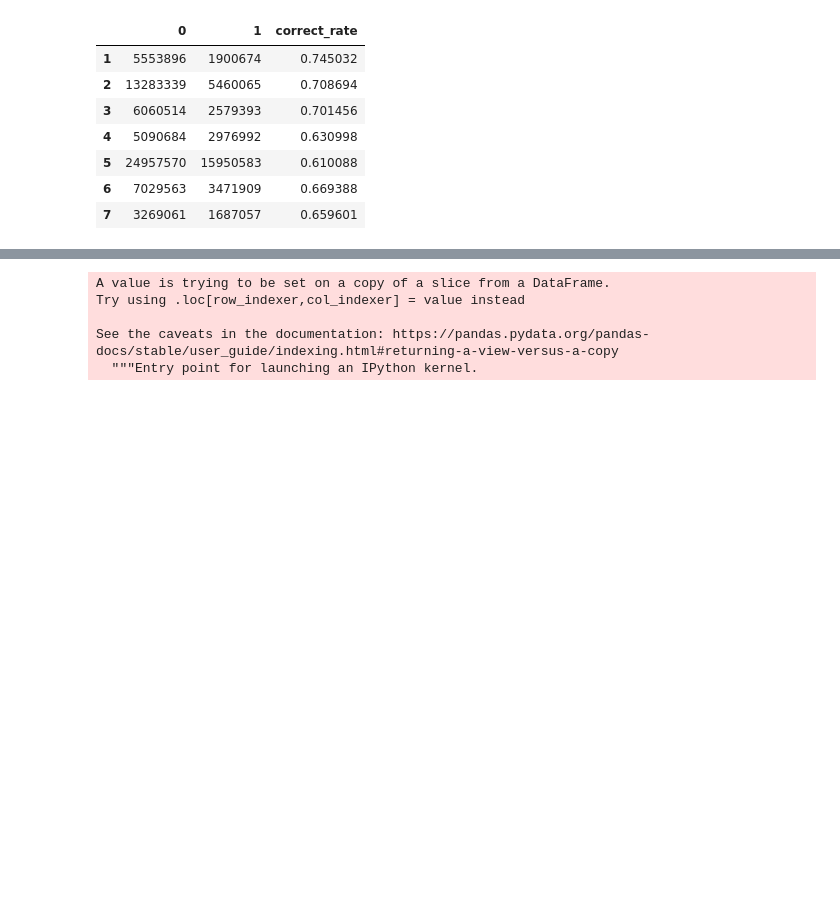
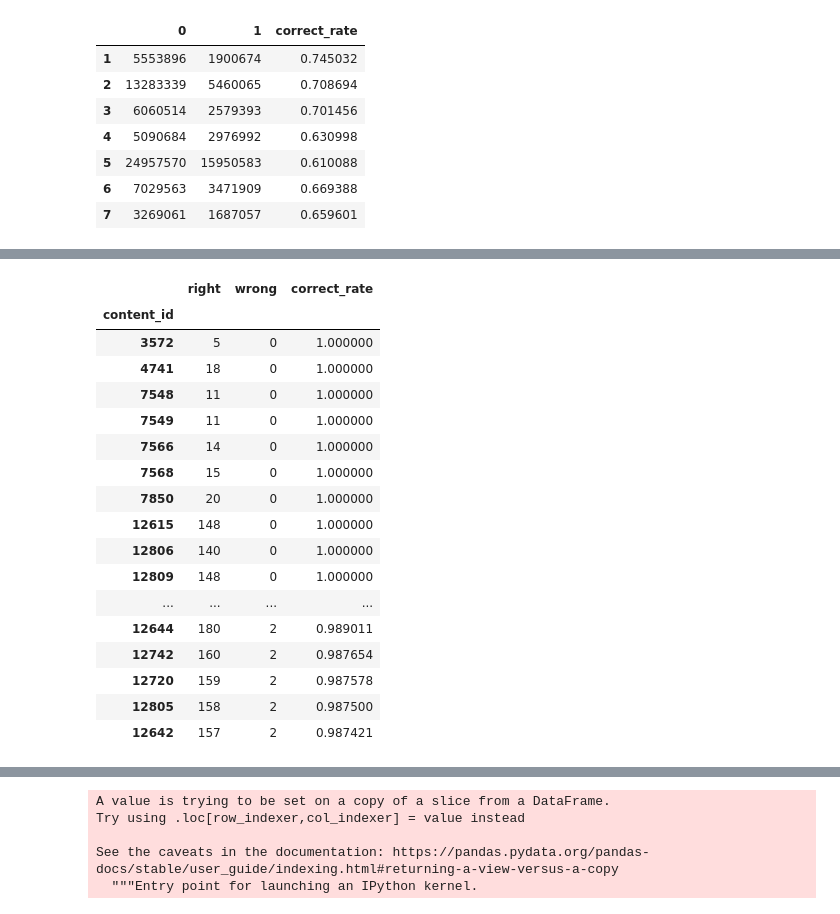
Before and after one commit to ht2459/Kaggle_Riiid, a Jupyter notebook: Riiid.ipynb, the cells around one changed output, grey strips where cells are left out. Saved outputs shown, nothing was run; the diff lists cells and outputs as text; code cells hidden in the pictures; blank space fills up the shorter version.

```diff
--- a/Riiid.ipynb
+++ b/Riiid.ipynb
@@ -435,7 +456,27 @@ thirty_hardest_question_id.to_csv('thirty_hardest_question_id.csv')
 # %%
 ##30 easiest question_id
 thirty_easiest_question_id = questions_correctness_df.nlargest(30, 'correct_rate')
-thirty_easiest_question_id.to_csv('thirty_easiest_question_id.csv')
+thirty_easiest_question_id
+# thirty_easiest_question_id.to_csv('thirty_easiest_question_id.csv')
+# %% [output]
+|  | right | wrong | correct_rate |
+| content_id |  |  |  |
+| 3572 | 5 | 0 | 1.000000 |
+| 4741 | 18 | 0 | 1.000000 |
+| 7548 | 11 | 0 | 1.000000 |
+| 7549 | 11 | 0 | 1.000000 |
+| 7566 | 14 | 0 | 1.000000 |
+| 7568 | 15 | 0 | 1.000000 |
+| 7850 | 20 | 0 | 1.000000 |
+| 12615 | 148 | 0 | 1.000000 |
+| 12806 | 140 | 0 | 1.000000 |
+| 12809 | 148 | 0 | 1.000000 |
+| ... | ... | ... | ... |
+| 12644 | 180 | 2 | 0.989011 |
+| 12742 | 160 | 2 | 0.987654 |
+| 12720 | 159 | 2 | 0.987578 |
+| 12805 | 158 | 2 | 0.987500 |
+| 12642 | 157 | 2 | 0.987421 |
 # %%
 ##30 hardest tag_id
 thirty_hardest_tag_id = tags_correctness_df.nsmallest(30, 'correct_rate')
```
Also changed, not shown: parts of 26 cells of this notebook, 3 other files.
